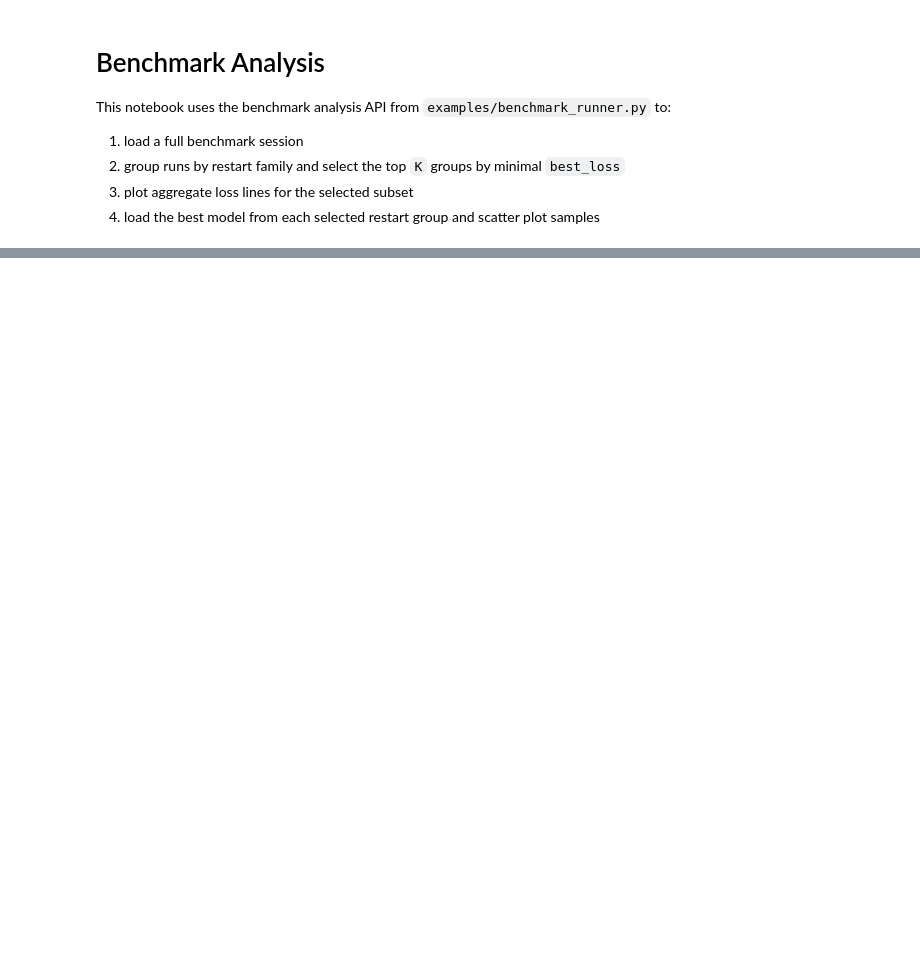
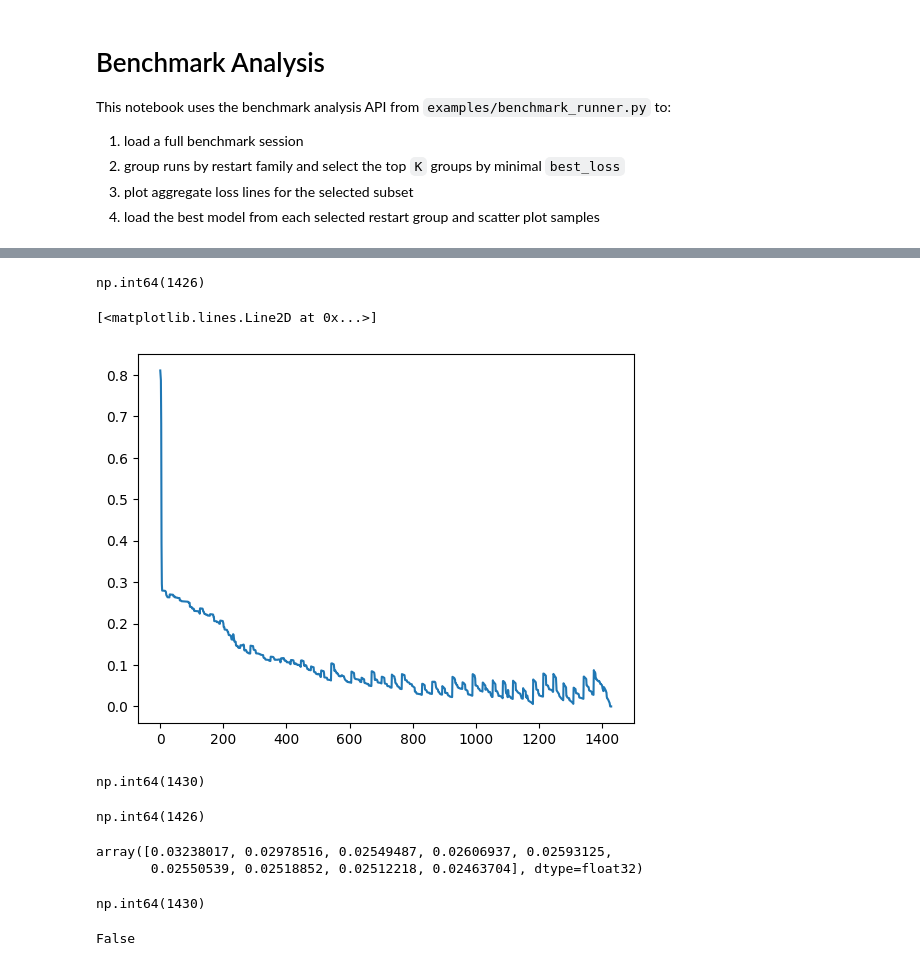
Before and after one commit to viviaxenov/NeuRiPP, a Jupyter notebook: examples/benchmark_analysis.ipynb, the cells around one changed output, grey strips where cells are left out. Saved outputs shown, nothing was run; the diff lists cells and outputs as text; code cells hidden in the pictures; blank space fills up the shorter version.

```diff
--- a/examples/benchmark_analysis.ipynb
+++ b/examples/benchmark_analysis.ipynb
@@ -216,0 +284,2 @@ subset_entries[0]
+# %%
+df_all = entries_to_frame(entries)
@@ -216,0 +351,3 @@ subset_entries[0]
+# %%
+df_adaptive = df_all.query("`method_kwargs.regularization_method` == 'adaptive' and `method_kwargs.relaxation` == 1.0")
+df_adaptive
@@ -216,0 +373,36 @@ subset_entries[0]
+# %%
+df_adaptive.loc[0, 'best_iteration']
+# %% [output]
+np.int64(1426)
+# %%
+data = np.load(df_adaptive.loc[0, 'run_dir']/'arrays.npz')
+# %%
+l = data['loss']
+# %%
+plt.plot(l)
+# %% [output]
+[<matplotlib.lines.Line2D at 0x...>]
+[figure, added]
+# %%
+np.argmin(l)
+# %% [output]
+np.int64(1430)
+# %%
+l1 = l.copy()
+l1[~np.isfinite(l)] = np.inf
+np.argmin(l1)
+# %% [output]
+np.int64(1426)
+# %%
+l[1070:1079]
+# %% [output]
+array([0.03238017, 0.02978516, 0.02549487, 0.02606937, 0.02593125,
+       0.02550539, 0.02518852, 0.02512218, 0.02463704], dtype=float32)
+# %%
+np.argmin(np.isfinite(l))
+# %% [output]
+np.int64(1430)
+# %%
+5. > np.nan
+# %% [output]
+False
```
Also changed, not shown: parts of 26 cells of this notebook, 3 other files.
